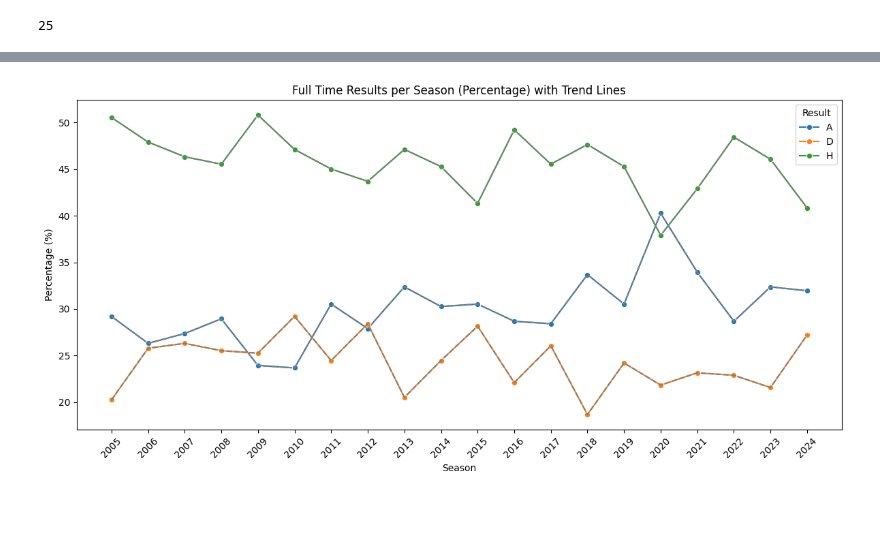
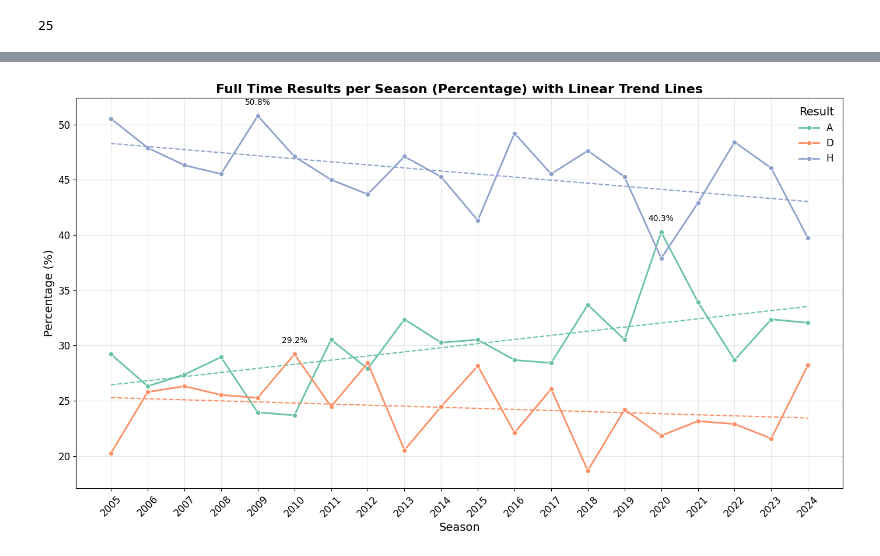
Before and after one commit to RuiFSP/mlzoomcamp2024-final-project, a Jupyter notebook: notebooks/01_data_gathering.ipynb, the cells around one changed output, grey strips where cells are left out. Cells and saved outputs as stored; diff of their text form; code cells hidden in the pictures; blank space fills up the shorter version.

```diff
--- a/notebooks/01_data_gathering.ipynb
+++ b/notebooks/01_data_gathering.ipynb
@@ -25,10 +27,3 @@ for season in seasons:
     file_path = os.path.join(data_path, f"premier_league_{season}.csv")
     with open(file_path, "wb") as f:
         f.write(response.content)
-# %%
-# checking the data
-path = os.path.join("..","data","raw_data","premier_league_2122.csv")
-
-df = pd.read_csv(path)
-
-df.head()
@@ -214,32 +140,74 @@ result.groupby("Season").count() # all seasons complete except for teh current s
 # %%
-# Step 1: Aggregate the data to get counts of each FTR result per Season
+
+# Aggregating the data to get counts of each FTR result per Season
 result_counts = result.groupby(['Season', 'FTR']).size().unstack(fill_value=0)
 
-# Step 2: Calculate percentages by dividing each count by the row total (season total)
+# Calculating percentages by dividing each count by the row total (season total)
 result_percentages = result_counts.div(result_counts.sum(axis=1), axis=0) * 100
 
-# Step 3: Plot using a line plot for each FTR type
-plt.figure(figsize=(12, 6))
+# Plotting the results
+plt.figure(figsize=(14, 8))
 
-# For each FTR, plot the line and add the trend line
+palette = sns.color_palette("Set2", len(result_percentages.columns))
+
+# Plotting each FTR line with a linear trendline
+for idx, ftr in enumerate(result_percentages.columns):
+    # Line plot
+    sns.lineplot(
+        x=result_percentages.index,
+        y=result_percentages[ftr],
+        marker="o",
+        label=ftr,
+        color=palette[idx],
+        linewidth=2
+    )
+
+    # Linear regression to calculate trend line
+    x_numeric = np.arange(len(result_percentages))  # Numeric x values for regression
+    y_values = result_percentages[ftr]
+    slope, intercept = np.polyfit(x_numeric, y_values, 1)  # Linear regression (degree=1)
+    trend_line = slope * x_numeric + intercept
+
+    # Plot the linear trend line
+    plt.plot(
+        result_percentages.index,
+        trend_line,
+        color=palette[idx],
+        linestyle="--",
+        linewidth=1.5
+    )
+
+# Annotate the highest point for each FTR
 for ftr in result_percentages.columns:
-    # Plot the actual line for the FTR percentage
-    sns.lineplot(x=result_percentages.index, y=result_percentages[ftr], marker="o", label=ftr)
+    max_idx = result_percentages[ftr].idxmax()
+    max_value = result_percentages[ftr].max()
+    plt.text(
+        x=max_idx,
+        y=max_value + 1,
+        s=f"{max_value:.1f}%",
+        color="black",
+        ha="center",
+        fontsize=10
+    )
 
-    # Add a trend line using LOWESS smoothing
-    sns.lineplot(x=result_percentages.index, y=result_percentages[ftr],
-                 color="gray", linewidth=1.5, linestyle="--",
-                 estimator='lowess')  # LOWESS smoothing for trend
+# Enhance the plot
+plt.title("Full Time Results per Season (Percentage) with Linear Trend Lines", fontsize=16, fontweight='bold')
+plt.xlabel("Season", fontsize=14)
+plt.ylabel("Percentage (%)", fontsize=14)
+plt.xticks(rotation=45, fontsize=12)
+plt.yticks(fontsize=12)
+plt.grid(alpha=0.3)
+plt.legend(title="Result", fontsize=12, title_fontsize=14, loc="upper right", frameon=False)
+plt.tight_layout()
 
-plt.title("Full Time Results per Season (Percentage) with Trend Lines")
-plt.xlabel("Season")
-plt.ylabel("Percentage (%)")
-plt.legend(title="Result")
-plt.xticks(rotation=45)
-plt.tight_layout()
+
+# save plot in the images folder
+plt.savefig(os.path.join("..", "images", "full_time_results.png"))
+
+
 plt.show()
 # %% [output]
-[figure, old version]
+[figure, new version]
 # %%
 # save the data
 result.to_csv(os.path.join("..","data","processed","all_concat_football_data.csv"), index=False)
```
Also changed, not shown: parts of 11 cells of this notebook, 35 other files.
